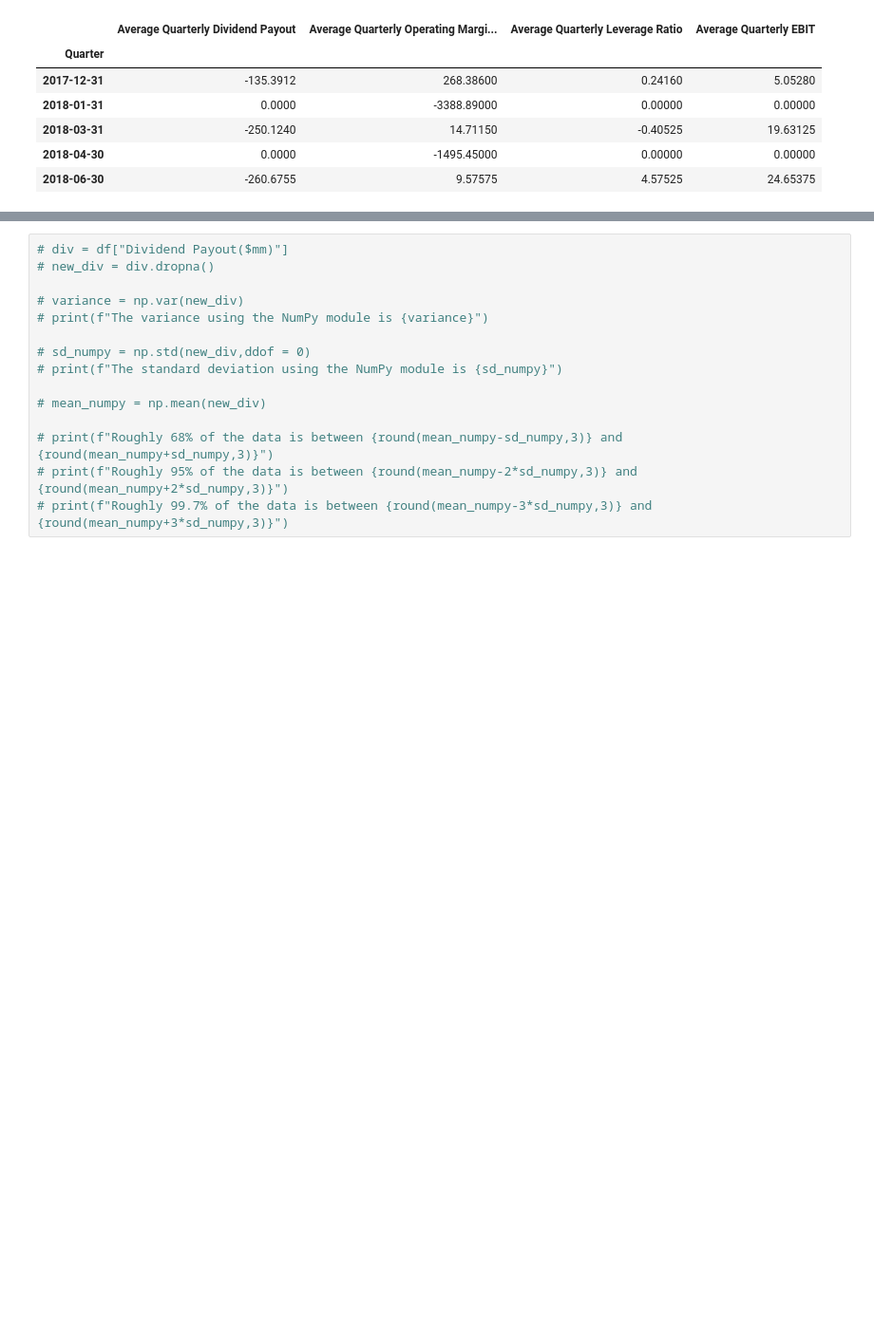
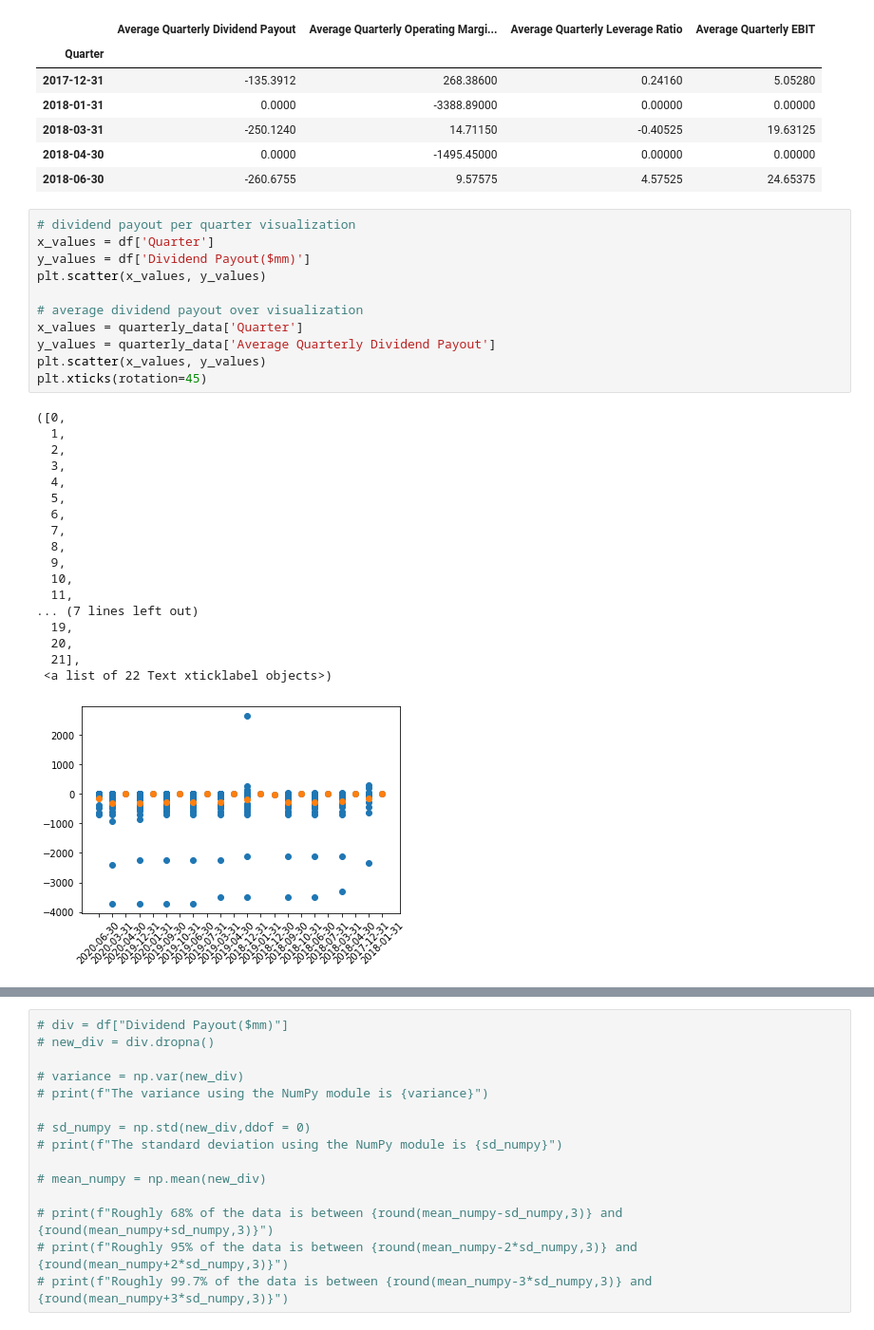
Before and after one commit to dsc55704973/project_one, a Jupyter notebook: developer/Daniel Carrillo's Work/visualizations_.ipynb, the cells around one changed output, grey strips where cells are left out. Shown at 95% size. Drawn from its saved outputs; the diff is of its cells as text; blank space fills up the shorter version.

Commit message:
scatter plot models

```diff
--- a/developer/Daniel Carrillo's Work/visualizations_.ipynb
+++ b/developer/Daniel Carrillo's Work/visualizations_.ipynb
@@ -63,3 +63,33 @@ quarterly_data.head()
 | 2018-03-31 | -250.1240 | 14.71150 | -0.40525 | 19.63125 |
 | 2018-04-30 | 0.0000 | -1495.45000 | 0.00000 | 0.00000 |
 | 2018-06-30 | -260.6755 | 9.57575 | 4.57525 | 24.65375 |
+# %%
+# dividend payout per quarter visualization
+x_values = df['Quarter']
+y_values = df['Dividend Payout($mm)']
+plt.scatter(x_values, y_values)
+
+# average dividend payout over visualization
+x_values = quarterly_data['Quarter']
+y_values = quarterly_data['Average Quarterly Dividend Payout']
+plt.scatter(x_values, y_values)
+plt.xticks(rotation=45)
+# %% [output]
+([0,
+  1,
+  2,
+  3,
+  4,
+  5,
+  6,
+  7,
+  8,
+  9,
+  10,
+  11,
+... (7 lines left out)
+  19,
+  20,
+  21],
+ <a list of 22 Text xticklabel objects>)
+[figure, added]
```
Also changed, not shown: parts of 7 cells of this notebook, 1 other file.
